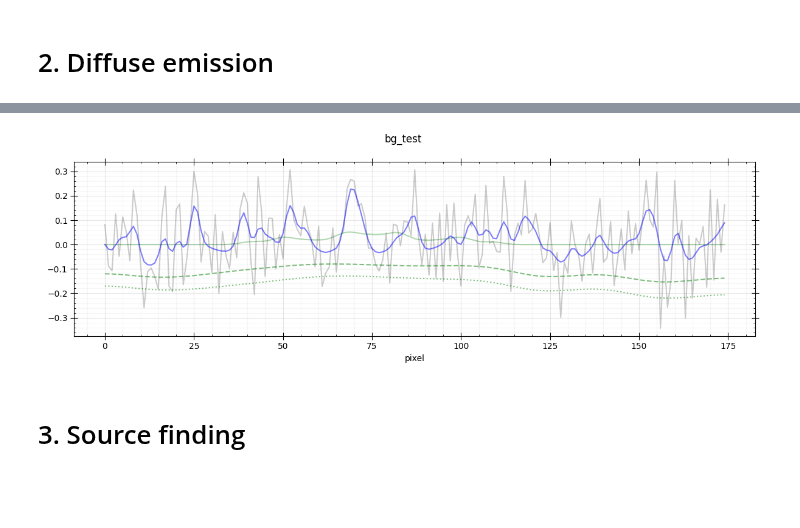
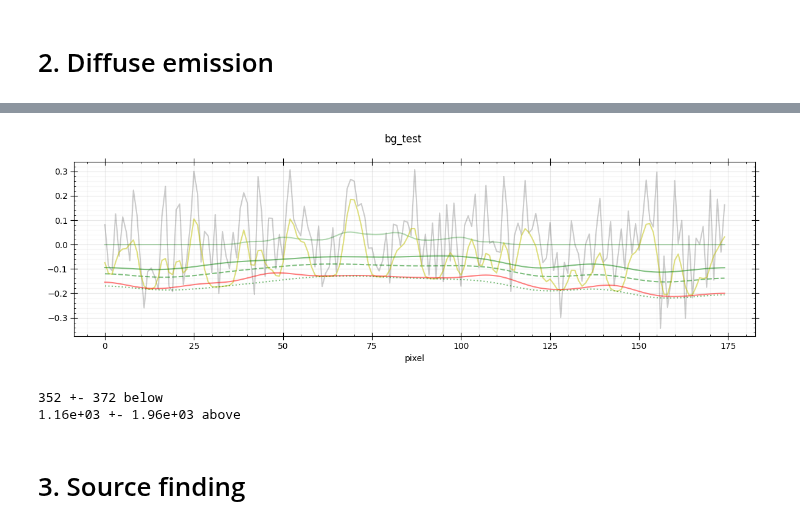
Before and after one commit to paranoya/image-processing, a Jupyter notebook: GARLIC-1D.ipynb, the cells around one changed output, grey strips where cells are left out. Saved outputs shown, nothing was run; the diff lists cells and outputs as text; code cells hidden in the pictures; blank space fills up the shorter version.

Commit message:
further diffuse/compact emission tests

```diff
--- a/GARLIC-1D.ipynb
+++ b/GARLIC-1D.ipynb
@@ -125,3 +126,26 @@ diffuse_emission = background + diffuse_residual
+# %%
+new_mRL = mRL.copy()
+'''
+indices = np.where(mRL[0] < mRL[1])
+new_mRL[1][indices] += mRL[0][indices]
+new_mRL[0][indices] = 0
+indices = np.where(mRL[0] < mRL[2])
+new_mRL[2][indices] += mRL[0][indices]
+new_mRL[0][indices] = 0
+indices = np.where(mRL[1] < mRL[2])
+new_mRL[2][indices] += mRL[1][indices]
+new_mRL[1][indices] = 0
+'''
+
+indices = np.where(mRL[1] < mRL[2])
+new_mRL[2][indices] += mRL[1][indices]
+new_mRL[1][indices] = 0
+indices = np.where(mRL[0] < mRL[2])
+new_mRL[2][indices] += mRL[0][indices]
+new_mRL[0][indices] = 0
+indices = np.where(mRL[1] < mRL[0])
+new_mRL[0][indices] += mRL[1][indices]
+new_mRL[1][indices] = 0
 # %%
 fig_name = 'bg_test'
 plt.close(fig_name)
@@ -131,36 +155,50 @@ fig.suptitle(fig_name)
 fig.set_tight_layout(True)
 
 
 ax = axes[0, 0]
 ax.xaxis.set_minor_locator(AutoMinorLocator())
 ax.yaxis.set_minor_locator(AutoMinorLocator())
 ax.tick_params(which='both', bottom=True, top=True, left=True, right=True)
 ax.tick_params(which='major', direction='inout', length=8, grid_alpha=.3)
 ax.tick_params(which='minor', direction='in', length=2, grid_alpha=.1)
 ax.grid(True, which='both')
 
 ax.plot(true_spectrum, 'g-', alpha=.3)
 ax.plot(data, 'k-', alpha=.2)
 
 #ax.plot(estimate, 'r-', alpha=.2)
 #ax.plot(np.arange(data.size)[index_minima], estimate[index_minima], 'k+')
 
-ax.plot(model_emission, 'b-', alpha=.5)
+#ax.plot(model_emission, 'b-', alpha=.5)
 ax.plot(diffuse_emission, 'g--', alpha=.5)
+#ax.plot(background + ndimage.gaussian_filter(mRL[0], 1), 'y-', alpha=.5)
+#ax.plot(background + ndimage.gaussian_filter(mRL[2], diffuse_scale), 'g-', alpha=.5)
+#ax.plot(background + ndimage.gaussian_filter(mRL[1], compact_scale), 'r-', alpha=.5)
+#ax.plot(background + new_mRL[0], 'y-', alpha=.5)
+#ax.plot(background + new_mRL[2], 'g-', alpha=.5)
+#ax.plot(background + new_mRL[1], 'r-', alpha=.5)
+ax.plot(background + ndimage.gaussian_filter(new_mRL[0], 1), 'y-', alpha=.5)
+ax.plot(background + ndimage.gaussian_filter(new_mRL[2], diffuse_scale), 'g-', alpha=.5)
+ax.plot(background + ndimage.gaussian_filter(new_mRL[1], compact_scale), 'r-', alpha=.5)
 #ax.fill_between(np.arange(data.size), diffuse_emission - mean_below, diffuse_emission + mean_below, color='g', alpha=.1)
 ax.plot(background, 'g:', alpha=.5)
+#ax.fill_between(np.arange(data.size), background, max_diffuse, color='c', alpha=.5)
 
 ax.set_xlabel('pixel')
 #ax.set_xlim(5900, 6300)
 #ax.set_ylim(np.min(background-(diffuse_emission-background)), np.max(diffuse_emission+2*(diffuse_emission-background)))
 
 #ax.plot(diffuse_weight, 'g--', alpha=.5)
 #ax.set_ylim(0, 1)
 
 plt.show()
 # %% [output]
-[figure, old version]
+[figure, new version]
 # %%
-np.max(background+3*diffuse_emission), np.argmax(background+3*diffuse_emission), background[4046], diffuse_emission[4046]
+print(f'{np.nanmean((max_diffuse-data)[data <= max_diffuse]):.3g} +- {np.nanstd((max_diffuse-data)[data <= max_diffuse]):.3g} below')
+print(f'{np.nanmean((data-max_diffuse)[data >= max_diffuse]):.3g} +- {np.nanstd((data-max_diffuse)[data >= max_diffuse]):.3g} above')
+# %% [output]
+352 +- 372 below
+1.16e+03 +- 1.96e+03 above
 # %% [markdown]
 # 3. Source finding
```
Also changed, not shown: parts of 19 cells of this notebook, 2 other files.
